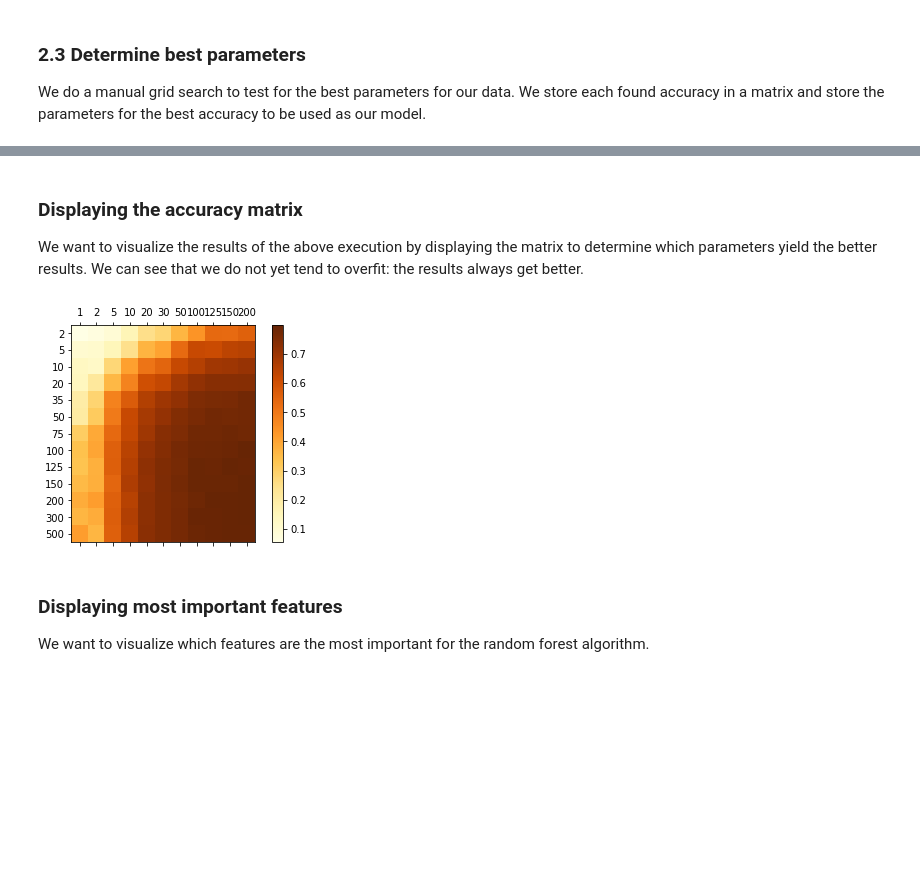
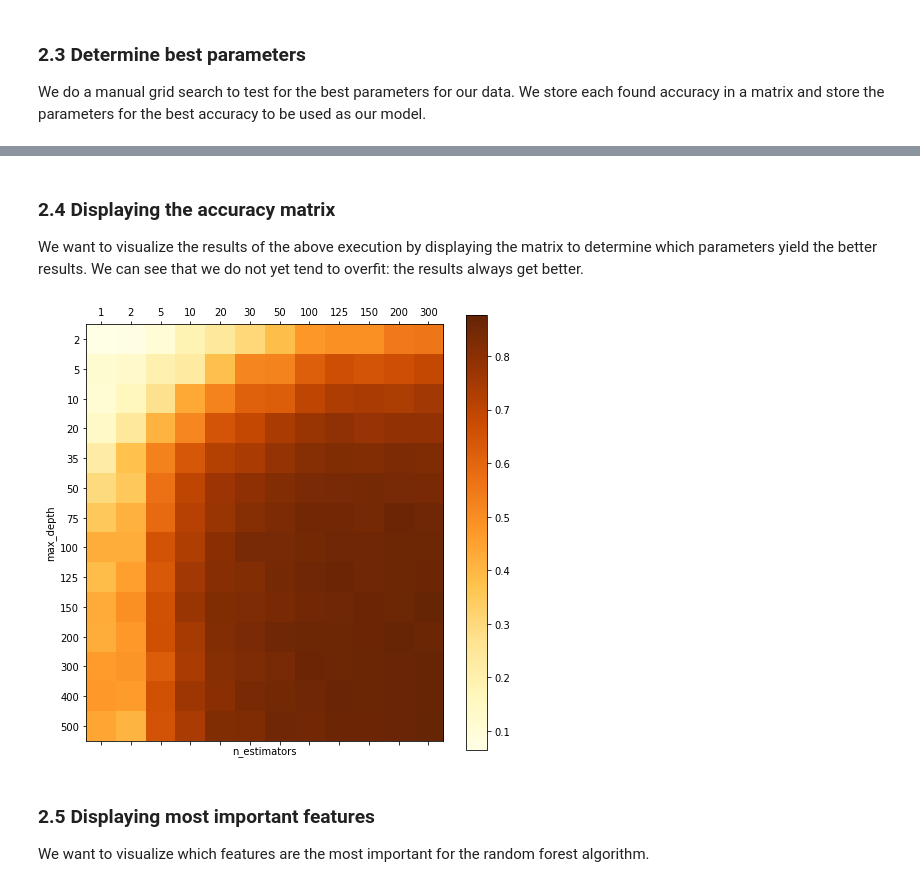
Before and after one commit to Polymere/ADA_Group, a Jupyter notebook: Homework/04 - Applied ML/HW4P2.ipynb, the cells around one changed output, grey strips where cells are left out. Cells and saved outputs as stored; diff of their text form; code cells hidden in the pictures; blank space fills up the shorter version.

```diff
--- a/Homework/04 - Applied ML/HW4P2.ipynb
+++ b/Homework/04 - Applied ML/HW4P2.ipynb
@@ -12,0 +55,6 @@ newsgroup_test = fetch_20newsgroups(subset='test')
+# %%
+newsgroup_train = df.sample(frac=0.8)
+newsgroup_test = df.drop(newsgroup_train.index).sample(frac=0.5)
+newsgroup_valid = df.drop(newsgroup_train.index).drop(newsgroup_test.index)
+
+"Sizes: {train: %d, validation: %d, test: %d}" % (newsgroup_train.size, newsgroup_valid.size, newsgroup_test.size)
@@ -17,10 +67,13 @@ We use the `TfidfVectorizer` to construct features from the texts.
 from sklearn.feature_extraction.text import TfidfVectorizer
 
 tfidf = TfidfVectorizer(sublinear_tf=True, max_df=0.5, stop_words='english', strip_accents='unicode')
-y_train = newsgroup_train.target
-X_train = tfidf.fit_transform(newsgroup_train.data)
-y_test = newsgroup_test.target
-X_test = tfidf.transform(newsgroup_test.data)
+# %%
+y_train = newsgroup_train['label']
+X_train = tfidf.fit_transform(newsgroup_train['text'])
+y_valid = newsgroup_valid['label']
+X_valid = tfidf.transform(newsgroup_valid['text'])
+y_test = newsgroup_test['label']
+X_test = tfidf.transform(newsgroup_test['text'])
 # %% [markdown]
 ### 2.3 Determine best parameters
 
@@ -31,8 +84,8 @@ import numpy as np
 from sklearn.ensemble import RandomForestClassifier
 from sklearn.metrics import accuracy_score
 
-depth_range = [2, 5, 10, 20, 35, 50, 75, 100, 125, 150, 200, 300, 500]
-n_est_range = [1, 2, 5, 10, 20, 30, 50, 100, 125, 150, 200]
+depth_range = [2, 5, 10, 20, 35, 50, 75, 100, 125, 150, 200, 300, 400, 500]
+n_est_range = [1, 2, 5, 10, 20, 30, 50, 100, 125, 150, 200, 300]
 
 acc_results = np.zeros([len(depth_range), len(n_est_range)])
 
@@ -47,8 +100,8 @@ for depth, n_est in itertools.product(depth_range, n_est_range):
     random_forests.fit(X_train, y_train)
 
     print("  Evaluating performance...")
-    pred = random_forests.predict(X_test)
-    accuracy = accuracy_score(y_test, pred)
+    pred = random_forests.predict(X_valid)
+    accuracy = accuracy_score(y_valid, pred)
 
     print("  accuracy=%f.2" % accuracy)
 
@@ -87,21 +140,21 @@ Training random forests for max_depth=500 and n_estimators=200
 # %% [markdown]
-### Displaying the accuracy matrix
+### 2.4 Displaying the accuracy matrix
 
 We want to visualize the results of the above execution by displaying the matrix to determine which parameters yield the better results. We can see that we do not yet tend to overfit: the results always get better.
 # %%
-import matplotlib.pyplot as plt
-
-fig = plt.figure()
+fig = plt.figure(figsize=[8,8])
 ax = fig.add_subplot(111)
 cax = ax.matshow(acc_results, interpolation=None, cmap='YlOrBr')
+plt.xlabel("n_estimators", verticalalignment="top")
+plt.ylabel("max_depth")
 fig.colorbar(cax)
 plt.xticks(range(len(n_est_range)), n_est_range)
 plt.yticks(range(len(depth_range)), depth_range)
 plt.show()
 # %% [output]
-[figure, old version]
+[figure, new version]
 # %% [markdown]
-### Displaying most important features
+### 2.5 Displaying most important features
 
 We want to visualize which features are the most important for the random forest algorithm.
 # %%
```
Also changed, not shown: parts of 17 cells of this notebook.
